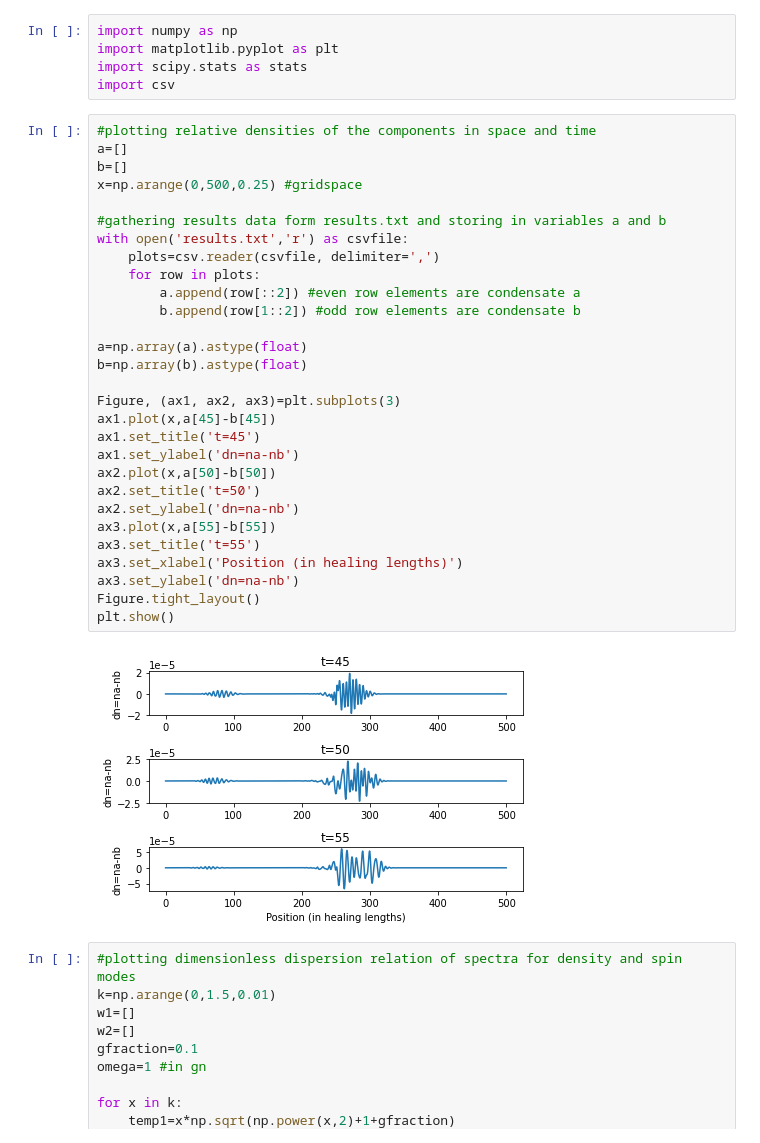
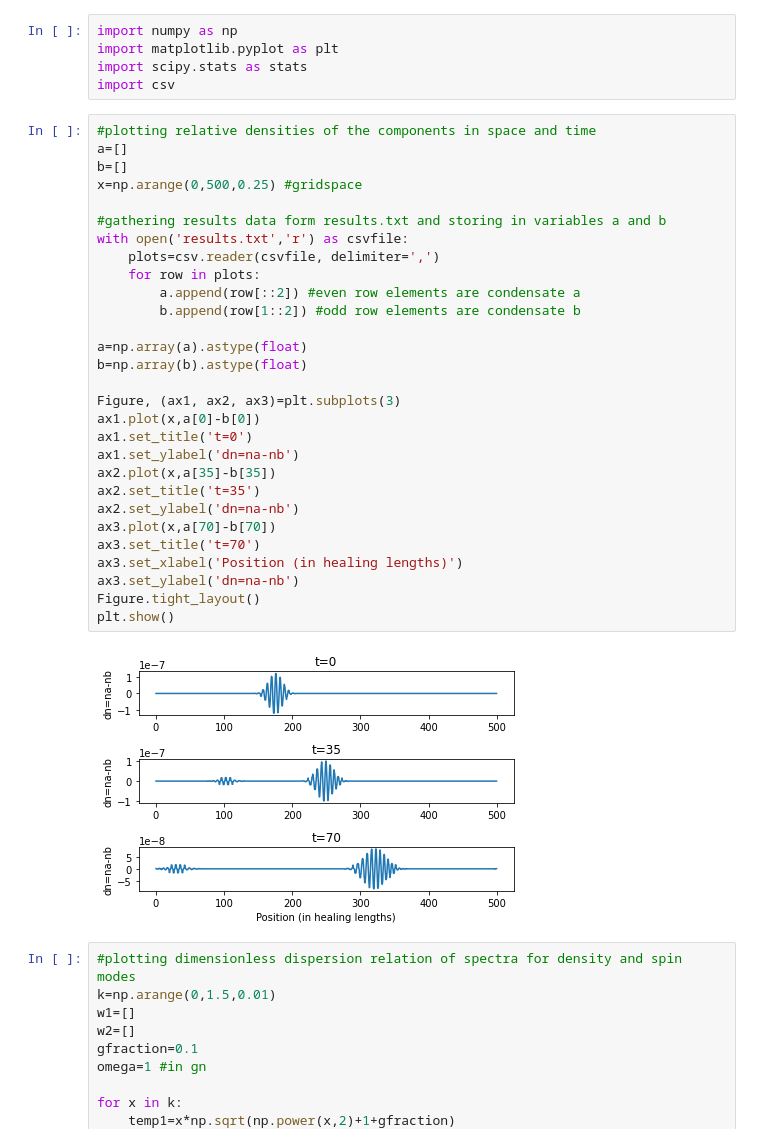
Before and after one commit to ebbeborg/GPsolver, a Jupyter notebook: results/results.ipynb, the cells around one changed output. Saved outputs shown, nothing was run; the diff lists cells and outputs as text.

```diff
--- a/results/results.ipynb
+++ b/results/results.ipynb
@@ -6,34 +6,34 @@ import csv
 # %%
 #plotting relative densities of the components in space and time
 a=[]
 b=[]
 x=np.arange(0,500,0.25) #gridspace
 
 #gathering results data form results.txt and storing in variables a and b
 with open('results.txt','r') as csvfile:
     plots=csv.reader(csvfile, delimiter=',')
     for row in plots:
         a.append(row[::2]) #even row elements are condensate a
         b.append(row[1::2]) #odd row elements are condensate b
 
 a=np.array(a).astype(float)
 b=np.array(b).astype(float)
 
 Figure, (ax1, ax2, ax3)=plt.subplots(3)
-ax1.plot(x,a[45]-b[45])
-ax1.set_title('t=45')
+ax1.plot(x,a[0]-b[0])
+ax1.set_title('t=0')
 ax1.set_ylabel('dn=na-nb')
-ax2.plot(x,a[50]-b[50])
-ax2.set_title('t=50')
+ax2.plot(x,a[35]-b[35])
+ax2.set_title('t=35')
 ax2.set_ylabel('dn=na-nb')
-ax3.plot(x,a[55]-b[55])
-ax3.set_title('t=55')
+ax3.plot(x,a[70]-b[70])
+ax3.set_title('t=70')
 ax3.set_xlabel('Position (in healing lengths)')
 ax3.set_ylabel('dn=na-nb')
 Figure.tight_layout()
 plt.show()
 # %% [output]
-[figure, old version]
+[figure, new version]
 # %%
 #plotting dimensionless dispersion relation of spectra for density and spin modes
 k=np.arange(0,1.5,0.01)
```
Also changed, not shown: 7 other files.
